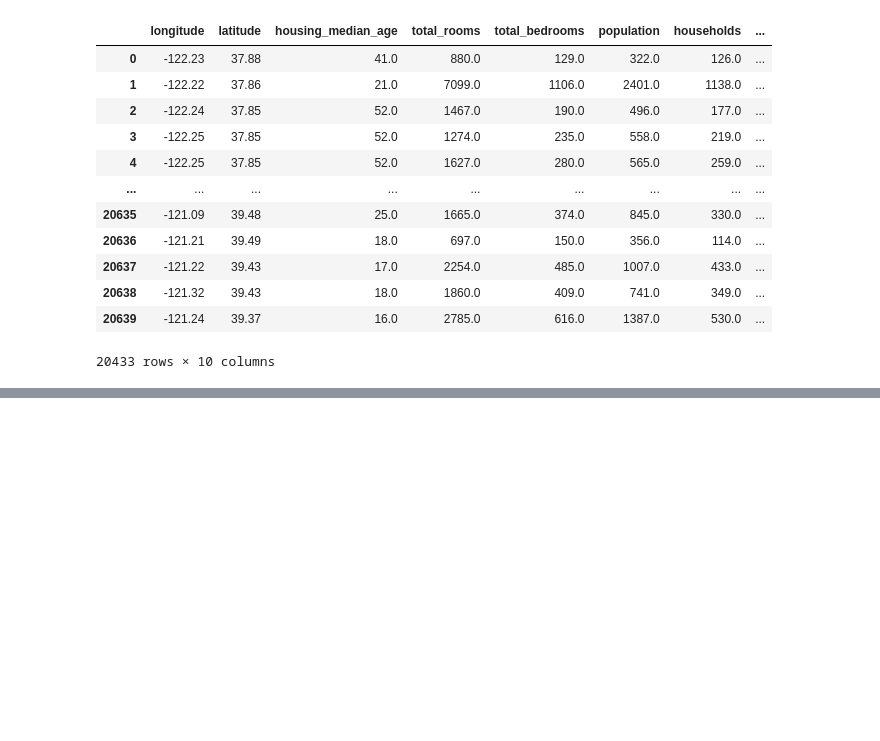
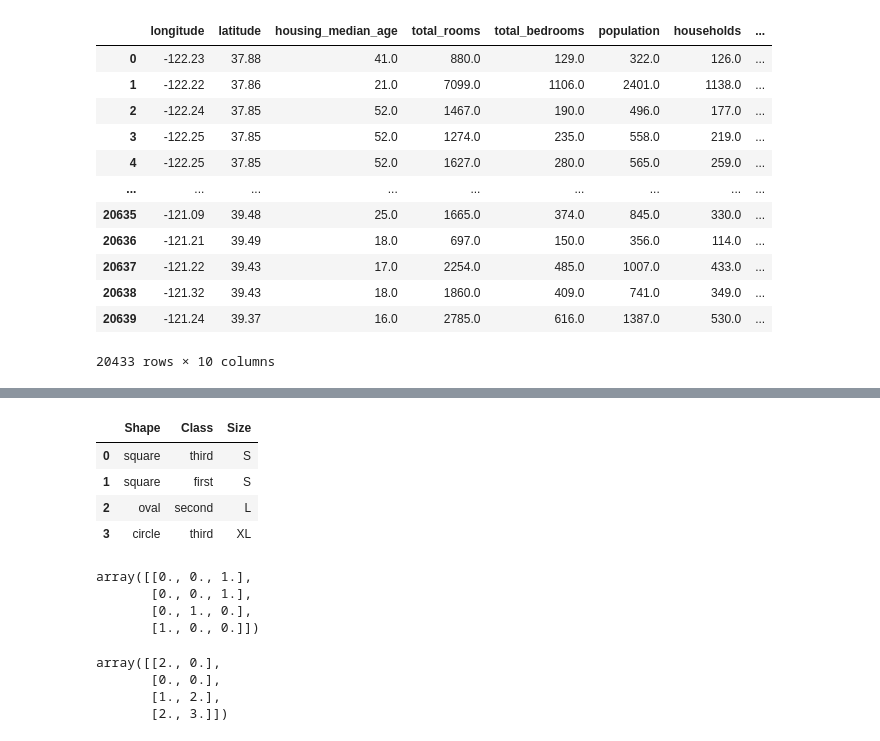
Before and after one commit to DenisVasil/ScikitLearn, a Jupyter notebook: scikitLearn.ipynb, the cells around one changed output, grey strips where cells are left out. Saved outputs shown, nothing was run; the diff lists cells and outputs as text; code cells hidden in the pictures; blank space fills up the shorter version.

```diff
--- a/scikitLearn.ipynb
+++ b/scikitLearn.ipynb
@@ -127,0 +214,13 @@ df
+# %%
+import pandas as pd
+X = pd.DataFrame({'Shape':['square', 'square', 'oval', 'circle'],
+                  'Class': ['third', 'first', 'second', 'third'],
+                  'Size': ['S', 'S', 'L', 'XL']})
+# %%
+X
+# %% [output]
+|  | Shape | Class | Size |
+| 0 | square | third | S |
+| 1 | square | first | S |
+| 2 | oval | second | L |
+| 3 | circle | third | XL |
@@ -127,0 +229,18 @@ df
+# %%
+# left-to-right column order is alphabetical (circle, oval, square)
+ohe = OneHotEncoder(sparse_output=False)
+ohe.fit_transform(X[["Shape"]])
+# %% [output]
+array([[0., 0., 1.],
+       [0., 0., 1.],
+       [0., 1., 0.],
+       [1., 0., 0.]])
+# %%
+# category ordering (within each feature) has to be defined
+oe = OrdinalEncoder(categories=[["first", "second", "third"], ["S", "M", "L", "XL"]])
+oe.fit_transform(X[["Class", "Size"]])
+# %% [output]
+array([[2., 0.],
+       [0., 0.],
+       [1., 2.],
+       [2., 3.]])
```
Also changed, not shown: parts of 18 cells of this notebook.
